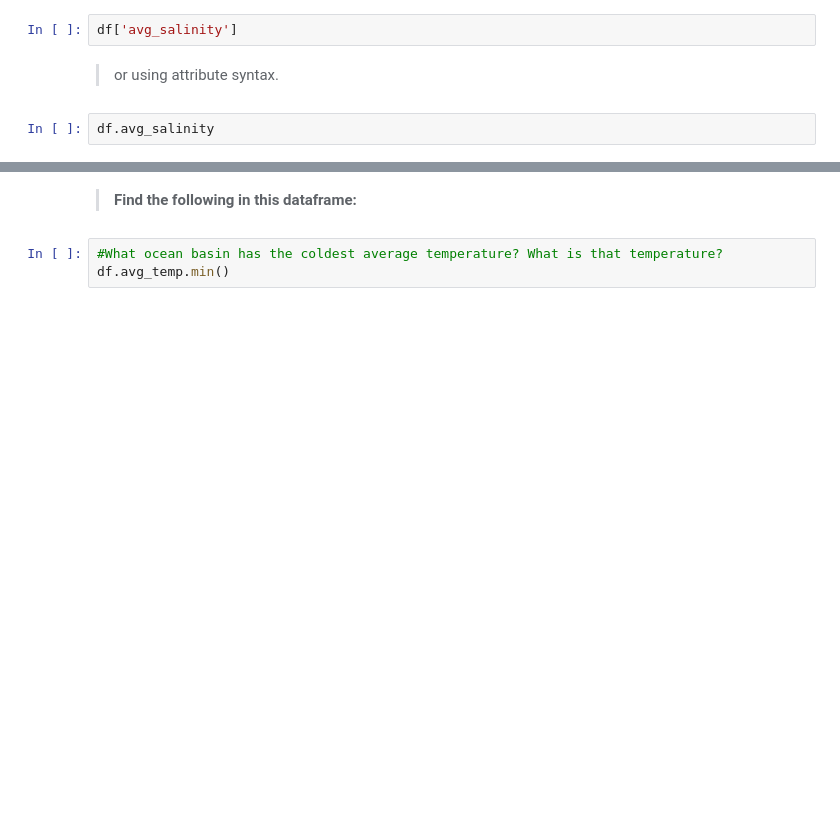
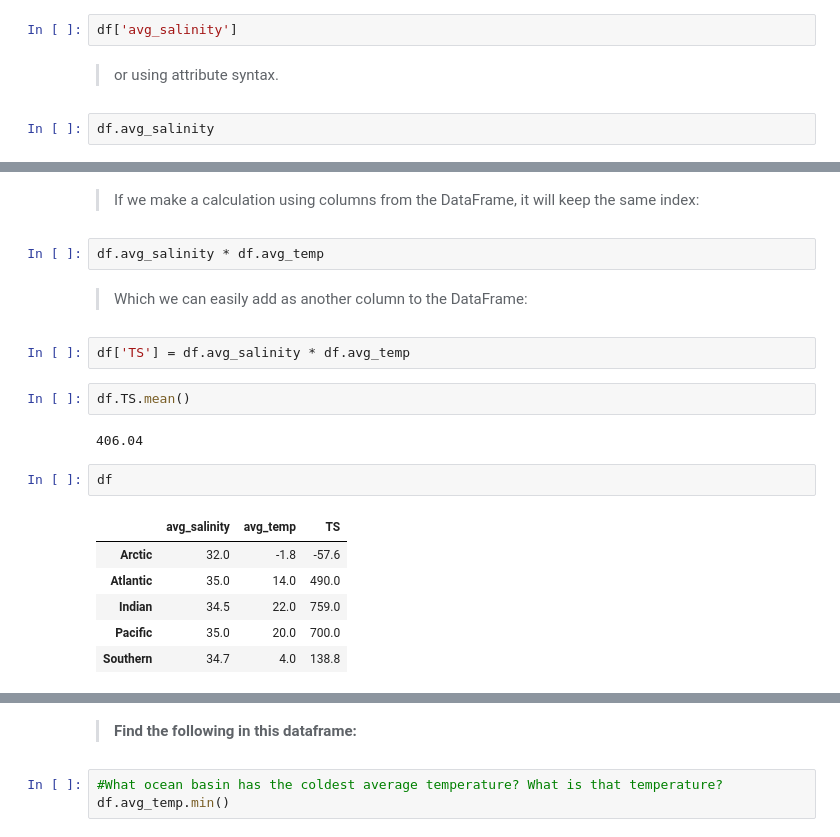
Before and after one commit to shanicetbailey/cig, a Jupyter notebook: Week_5_Salinity_Pandas.ipynb, the cells around one changed output, grey strips where cells are left out. Cells and saved outputs as stored; diff of their text form; blank space fills up the shorter version.

```diff
--- a/Week_5_Salinity_Pandas.ipynb
+++ b/Week_5_Salinity_Pandas.ipynb
@@ -286,0 +318,21 @@ df.avg_salinity
+# %% [markdown]
+> If we make a calculation using columns from the DataFrame, it will keep the same index:
+# %%
+df.avg_salinity * df.avg_temp
+# %% [markdown]
+> Which we can easily add as another column to the DataFrame:
+# %%
+df['TS'] = df.avg_salinity * df.avg_temp
+# %%
+df.TS.mean()
+# %% [output]
+406.04
+# %%
+df
+# %% [output]
+|  | avg_salinity | avg_temp | TS |
+| Arctic | 32.0 | -1.8 | -57.6 |
+| Atlantic | 35.0 | 14.0 | 490.0 |
+| Indian | 34.5 | 22.0 | 759.0 |
+| Pacific | 35.0 | 20.0 | 700.0 |
+| Southern | 34.7 | 4.0 | 138.8 |
```
Also changed, not shown: parts of 14 cells of this notebook.
